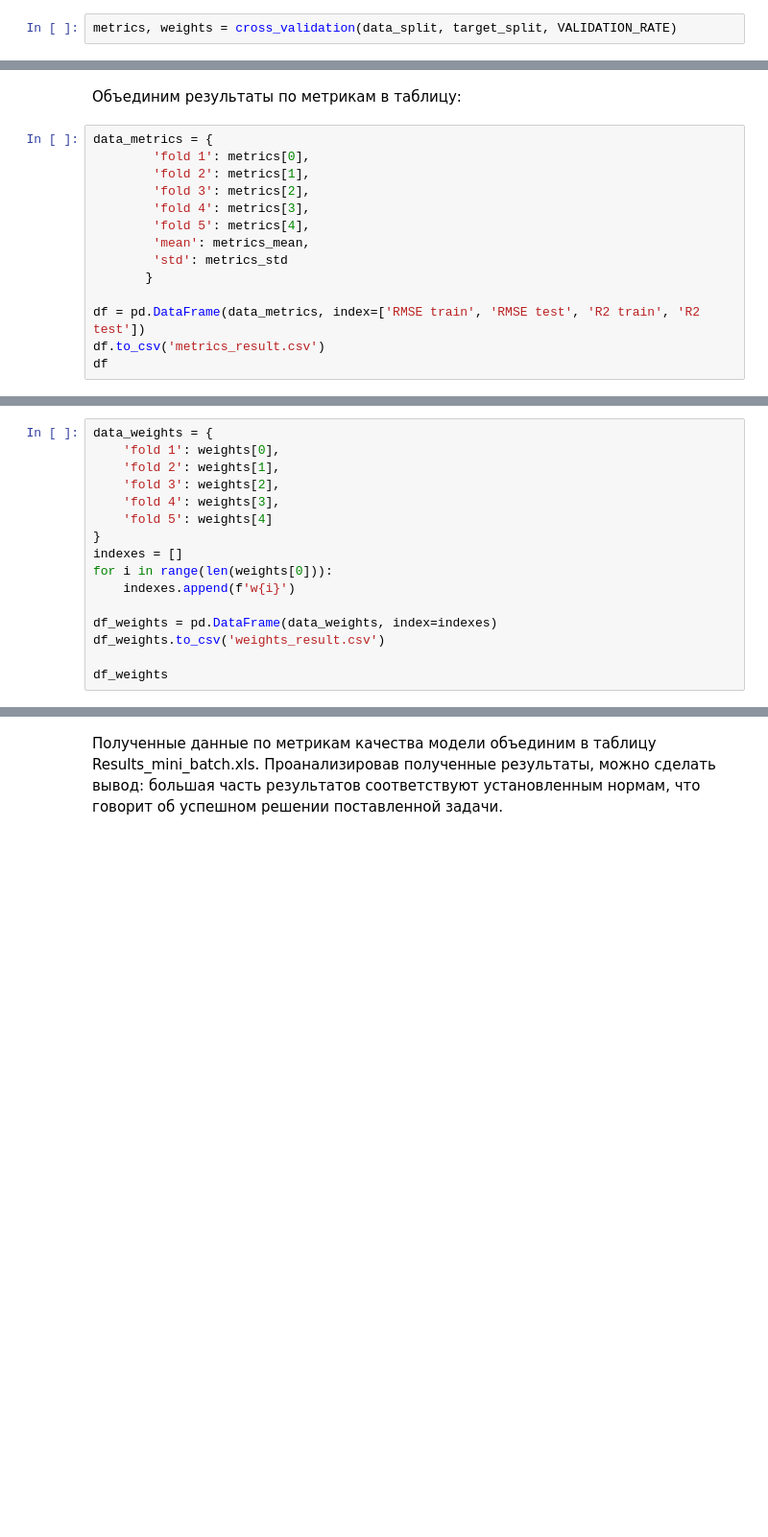
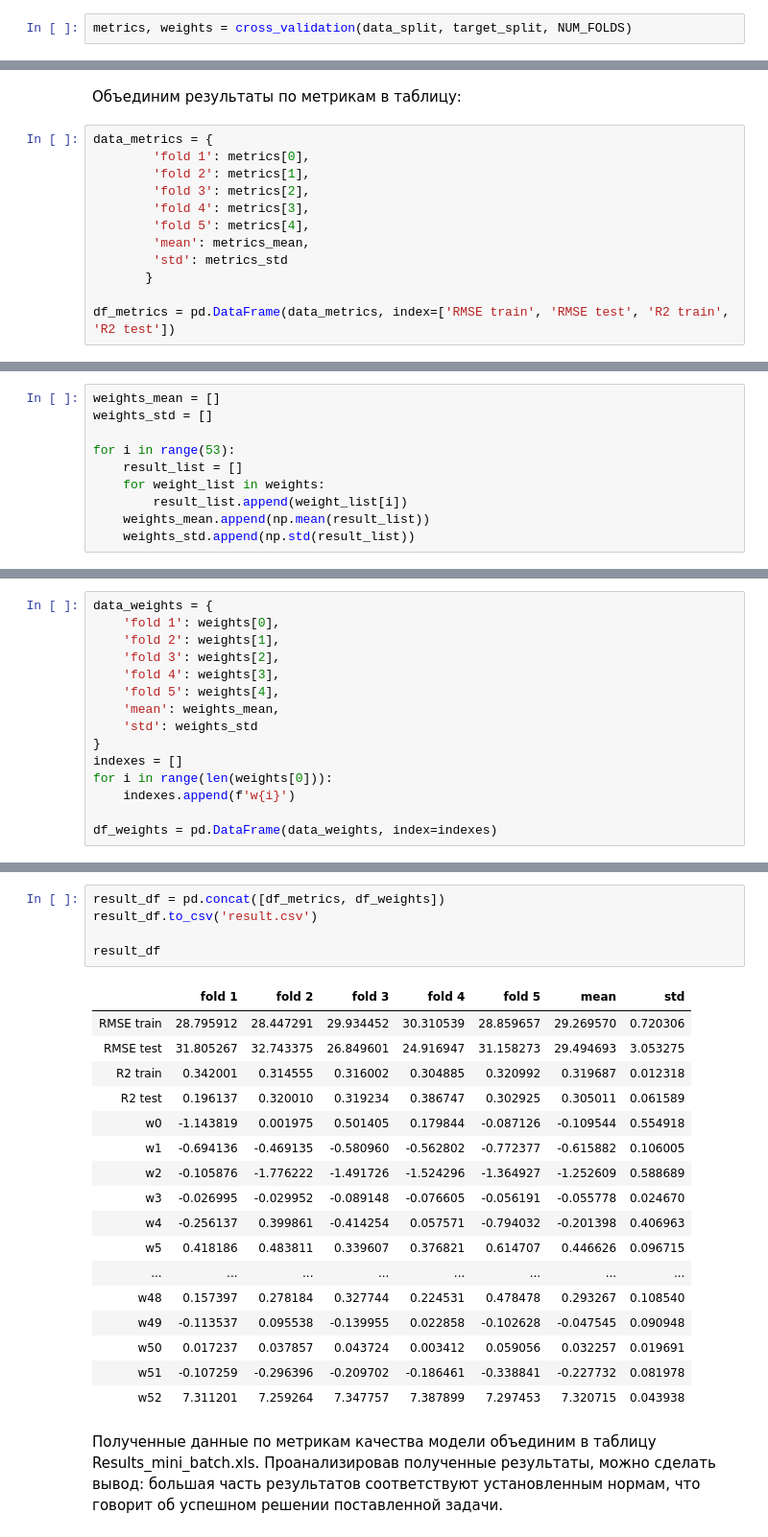
Before and after one commit to obi-1-konobe/ML_gradient_descent, a Jupyter notebook: Ниязов Алдияр ml1_mini_batch.ipynb, the cells around one changed output, grey strips where cells are left out. Shown: that part at 96% size. Cells and saved outputs as stored; diff of their text form; blank space fills up the shorter version.

Commit message:
VALIDATION_RATE переименован в NUM_FOLDS, при чтении ДФ первая строка неберется в заголовок, расчитаны среднее и отклонение для весов признаков, результаты объединены в 1 таблицу

```diff
--- a/Ниязов Алдияр ml1_mini_batch.ipynb
+++ b/Ниязов Алдияр ml1_mini_batch.ipynb
@@ -167,7 +165,7 @@ def cross_validation(features, target, validation_rate):
 
     return metrics, weights
 # %%
-metrics, weights = cross_validation(data_split, target_split, VALIDATION_RATE)
+metrics, weights = cross_validation(data_split, target_split, NUM_FOLDS)
 # %% [markdown]
 Расчитаем средние значения и дисперсию по метрикам:
 # %%
@@ -193,6 +191,4 @@ data_metrics = {
         'std': metrics_std
        }
 
-df = pd.DataFrame(data_metrics, index=['RMSE train', 'RMSE test', 'R2 train', 'R2 test'])
-df.to_csv('metrics_result.csv')
-df
+df_metrics = pd.DataFrame(data_metrics, index=['RMSE train', 'RMSE test', 'R2 train', 'R2 test'])
@@ -204,0 +197,10 @@ df
+# %%
+weights_mean = []
+weights_std = []
+
+for i in range(53):
+    result_list = []
+    for weight_list in weights:
+        result_list.append(weight_list[i])
+    weights_mean.append(np.mean(result_list))
+    weights_std.append(np.std(result_list))
@@ -208,13 +212,12 @@ data_weights = {
     'fold 2': weights[1],
     'fold 3': weights[2],
     'fold 4': weights[3],
-    'fold 5': weights[4]
+    'fold 5': weights[4],
+    'mean': weights_mean,
+    'std': weights_std
 }
 indexes = []
 for i in range(len(weights[0])):
     indexes.append(f'w{i}')
 
 df_weights = pd.DataFrame(data_weights, index=indexes)
-df_weights.to_csv('weights_result.csv')
-
-df_weights
@@ -239,3 +226,26 @@ df_weights
+# %%
+result_df = pd.concat([df_metrics, df_weights])
+result_df.to_csv('result.csv')
+
+result_df
+# %% [output]
+|  | fold 1 | fold 2 | fold 3 | fold 4 | fold 5 | mean | std |
+| RMSE train | 28.795912 | 28.447291 | 29.934452 | 30.310539 | 28.859657 | 29.269570 | 0.720306 |
+| RMSE test | 31.805267 | 32.743375 | 26.849601 | 24.916947 | 31.158273 | 29.494693 | 3.053275 |
+| R2 train | 0.342001 | 0.314555 | 0.316002 | 0.304885 | 0.320992 | 0.319687 | 0.012318 |
+| R2 test | 0.196137 | 0.320010 | 0.319234 | 0.386747 | 0.302925 | 0.305011 | 0.061589 |
+| w0 | -1.143819 | 0.001975 | 0.501405 | 0.179844 | -0.087126 | -0.109544 | 0.554918 |
+| w1 | -0.694136 | -0.469135 | -0.580960 | -0.562802 | -0.772377 | -0.615882 | 0.106005 |
+| w2 | -0.105876 | -1.776222 | -1.491726 | -1.524296 | -1.364927 | -1.252609 | 0.588689 |
+| w3 | -0.026995 | -0.029952 | -0.089148 | -0.076605 | -0.056191 | -0.055778 | 0.024670 |
+| w4 | -0.256137 | 0.399861 | -0.414254 | 0.057571 | -0.794032 | -0.201398 | 0.406963 |
+| w5 | 0.418186 | 0.483811 | 0.339607 | 0.376821 | 0.614707 | 0.446626 | 0.096715 |
+| ... | ... | ... | ... | ... | ... | ... | ... |
+| w48 | 0.157397 | 0.278184 | 0.327744 | 0.224531 | 0.478478 | 0.293267 | 0.108540 |
+| w49 | -0.113537 | 0.095538 | -0.139955 | 0.022858 | -0.102628 | -0.047545 | 0.090948 |
+| w50 | 0.017237 | 0.037857 | 0.043724 | 0.003412 | 0.059056 | 0.032257 | 0.019691 |
+| w51 | -0.107259 | -0.296396 | -0.209702 | -0.186461 | -0.338841 | -0.227732 | 0.081978 |
+| w52 | 7.311201 | 7.259264 | 7.347757 | 7.387899 | 7.297453 | 7.320715 | 0.043938 |
 # %% [markdown]
 Полученные данные по метрикам качества модели объединим в таблицу Results_mini_batch.xls.
 Проанализировав полученные результаты, можно сделать вывод: большая часть результатов соответствуют установленным нормам, что говорит об успешном решении поставленной задачи.
```
Also changed, not shown: parts of 16 cells of this notebook, 4 other files.
